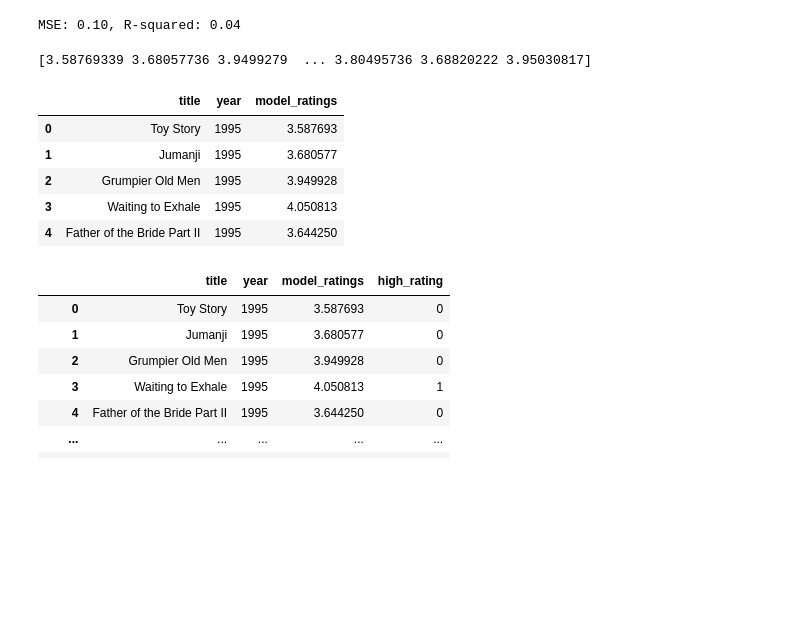
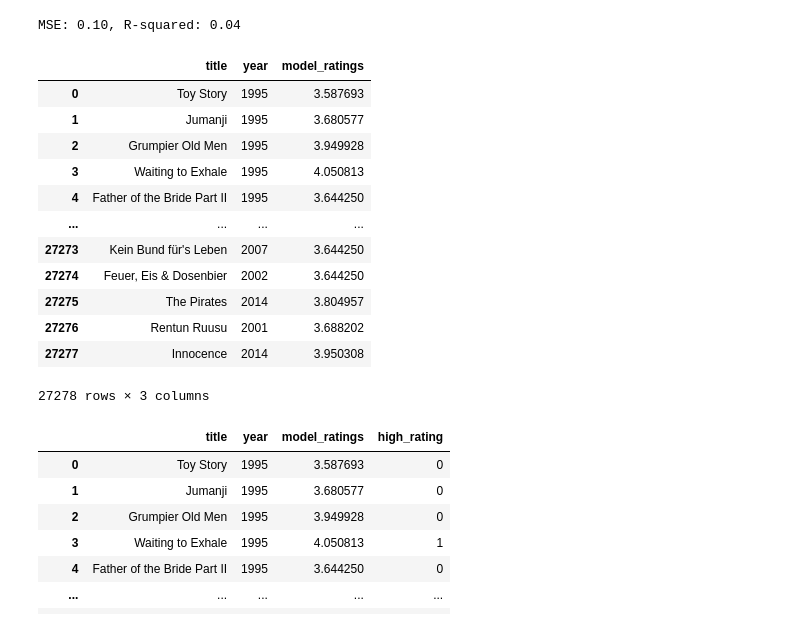
Before and after one commit to jwongr/TestModelo, a Jupyter notebook: PythonTest.ipynb, the cells around one changed output. Saved outputs shown, nothing was run; the diff lists cells and outputs as text; code cells hidden in the pictures; blank space fills up the shorter version.

```diff
--- a/PythonTest.ipynb
+++ b/PythonTest.ipynb
@@ -181,6 +224,5 @@ ratings_df.head()
 # %%
-#We select the userId we want to do our prediction on, this also narrows down the calculation
-desiredUserId = 1
-userRating_df = ratings_df.loc[ratings_df['userId'] == desiredUserId]
-userRating_df
+desiredUserId = int(input('Desired User ID: \n' ))
+userRating_df = ratings_df.loc[ratings_df['userId'] == desiredUserId] #Select only the rows that correspond to the desired User Id
+userRating_df.head()
 # %% [output]
@@ -200,10 +239,7 @@ userRating_df
 # %%
-#We want to work on one same dataframe with both rating and movie characteristics, so we will use a join expression with movieId
-df = userRating_df.merge(movies_genre, on='movieId', how='inner')
-#For personal formatting, I want the rating column to be the last one before the response variable
-df = df[[col for col in df.columns if col != 'rating'] + ['rating']]
-#Now the dataframe is finished and we can start with the model
-df
+df_genre_lr = userRating_df.merge(movies_genre, on='movieId', how='inner')
+df_genre_lr = df_genre_lr[[col for col in df_genre_lr.columns if col != 'rating'] + ['rating']] #For personal formatting, I want the rating column to be the last one before the response variable
+df_genre_lr
 # %% [output]
 |  | userId | movieId | title | year | Adventure | Animation | Children | Comedy | Fantasy | Romance | ... |
 | 0 | 1 | 2 | Jumanji | 1995 | 1.0 | 0.0 | 1.0 | 0.0 | 1.0 | 0.0 | ... |
@@ -221,8 +283,8 @@ df
 # %%
 #Linear regression model preparation
 
-X = df.iloc[:, 4:-2] #Input features (genres)
-y = df['rating']     #Target variable
+X = df_genre_lr.iloc[:, 4:-2] #Input features (genres)
+y = df_genre_lr['rating']     #Target variable
 # %%
 #Linear regression training phase using a train/test split of 80/20
 X_train, X_test, y_train, y_test = train_test_split(X, y, test_size=0.2, random_state=1)
@@ -242,21 +304,25 @@ MSE: 0.10, R-squared: 0.04
 #Rating prediction for all movies based on userId genre tendencies
 movies_full_prediction = movies_genre.copy()
 model_ratings = lr.predict(movies_genre.iloc[:, 3:-1])
-print(model_ratings)
-# %% [output]
-[3.58769339 3.68057736 3.9499279  ... 3.80495736 3.68820222 3.95030817]
 # %%
 #Preparing the final dataset, we are adding a column with the model rating and dropping the columns with the genres
 movies_full_prediction['model_ratings'] = model_ratings.tolist()
 movies_clean_ratings = movies_full_prediction.iloc[:,[1,2,-1]]
-movies_clean_ratings.head()
+movies_clean_ratings
 # %% [output]
 |  | title | year | model_ratings |
 | 0 | Toy Story | 1995 | 3.587693 |
 | 1 | Jumanji | 1995 | 3.680577 |
 | 2 | Grumpier Old Men | 1995 | 3.949928 |
 | 3 | Waiting to Exhale | 1995 | 4.050813 |
 | 4 | Father of the Bride Part II | 1995 | 3.644250 |
+| ... | ... | ... | ... |
+| 27273 | Kein Bund für's Leben | 2007 | 3.644250 |
+| 27274 | Feuer, Eis & Dosenbier | 2002 | 3.644250 |
+| 27275 | The Pirates | 2014 | 3.804957 |
+| 27276 | Rentun Ruusu | 2001 | 3.688202 |
+| 27277 | Innocence | 2014 | 3.950308 |
+27278 rows × 3 columns
 # %%
 #We now have our final dataframe, with the response variable being 0 when the rating is lower than 4 and 1 when it is 4 or higher
 movies_final = movies_clean_ratings.copy()
```
Also changed, not shown: parts of 19 cells of this notebook.
